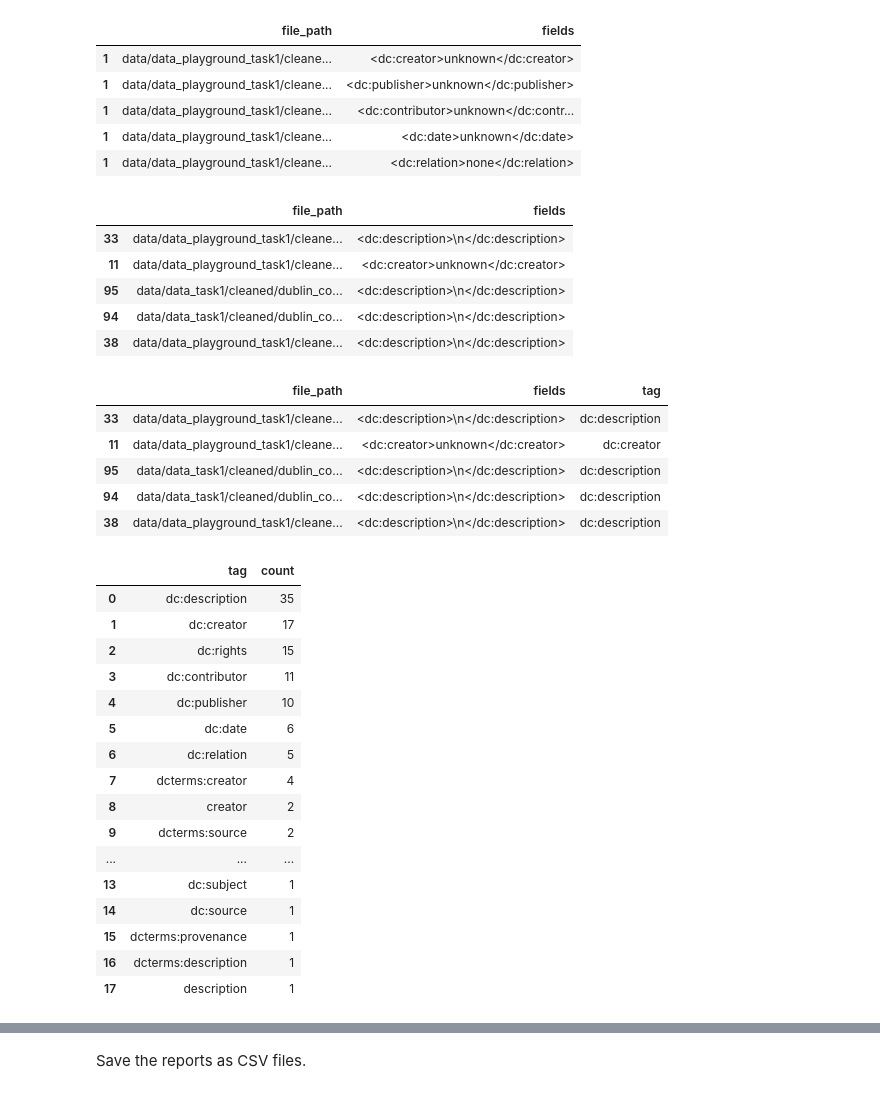
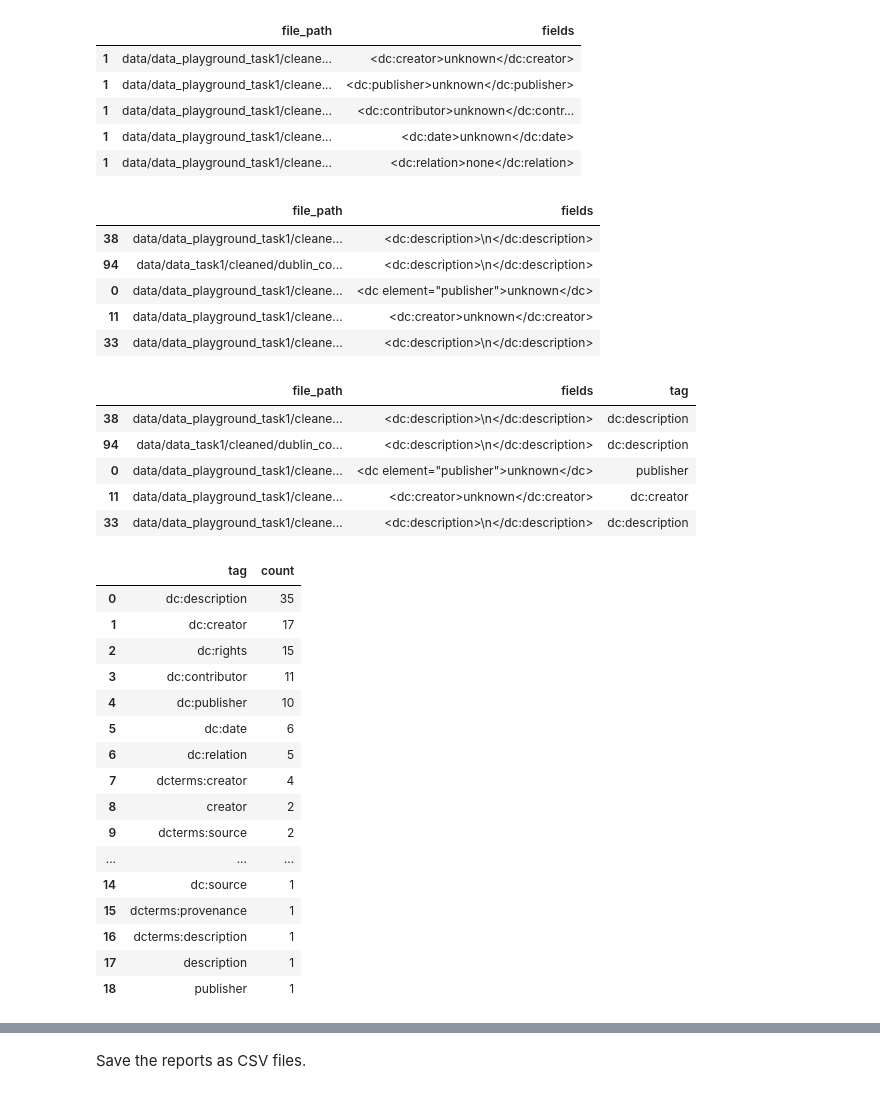
Before and after one commit to thegoose20/lada-eval, a Jupyter notebook: evaluation-completeness.ipynb, the cells around one changed output, grey strips where cells are left out. Drawn from its saved outputs; the diff is of its cells as text; code cells hidden in the pictures.

Commit message:
Added completeness check for name of DC field as attribute of tag (rather than only as tag name)

```diff
--- a/evaluation-completeness.ipynb
+++ b/evaluation-completeness.ipynb
@@ -87,7 +87,7 @@ Total Dublin Core TXT files: 107
 # %% [markdown]
 Check for empty metadata fields.
 # %%
-empty = re.compile("<[a-z:]+>\s*</[a-z:]+>|<[a-z:]+>(unknown|none|na|\"\"|\?)</[a-z:]+>")
+empty = re.compile('<[a-z:]+>\s*</[a-z:]+>|<[a-z:]+>(unknown|none|na|\"\"|\?)</[a-z:]+>|<[a-z:]+ [a-z\="]+>(unknown|none|na|\"\"|\?|\s*)</[a-z]+>')
 # %%
 files_with_empty, empty_fields_per_file, fields_per_file = [], [], []
 for file_path in dublin_file_paths:
@@ -156,23 +156,23 @@ df_empty_exploded = df_empty_exploded.dropna() # Remove files without any empty
 df_empty_exploded.tail()
 # %% [output]
 |  | file_path | fields |
+| 38 | data/data_playground_task1/cleane... | <dc:description>\n</dc:description> |
+| 94 | data/data_task1/cleaned/dublin_co... | <dc:description>\n</dc:description> |
+| 0 | data/data_playground_task1/cleane... | <dc element="publisher">unknown</dc> |
+| 11 | data/data_playground_task1/cleane... | <dc:creator>unknown</dc:creator> |
 | 33 | data/data_playground_task1/cleane... | <dc:description>\n</dc:description> |
-| 11 | data/data_playground_task1/cleane... | <dc:creator>unknown</dc:creator> |
-| 95 | data/data_task1/cleaned/dublin_co... | <dc:description>\n</dc:description> |
-| 94 | data/data_task1/cleaned/dublin_co... | <dc:description>\n</dc:description> |
-| 38 | data/data_playground_task1/cleane... | <dc:description>\n</dc:description> |
 # %%
 fields = (list(df_empty_exploded.fields))
-tags = [re.search("<([a-z:]+)>", field)[0][1:-1] for field in fields]
+tags = [re.search('(?<=<)([a-z:]+)(?=>)|(?<=")[a-z]+(?=")', field)[0] for field in fields]
 df_empty_exploded.insert(len(df_empty_exploded.columns), "tag", tags)
 df_empty_exploded.tail()
 # %% [output]
 |  | file_path | fields | tag |
+| 38 | data/data_playground_task1/cleane... | <dc:description>\n</dc:description> | dc:description |
+| 94 | data/data_task1/cleaned/dublin_co... | <dc:description>\n</dc:description> | dc:description |
+| 0 | data/data_playground_task1/cleane... | <dc element="publisher">unknown</dc> | publisher |
+| 11 | data/data_playground_task1/cleane... | <dc:creator>unknown</dc:creator> | dc:creator |
 | 33 | data/data_playground_task1/cleane... | <dc:description>\n</dc:description> | dc:description |
-| 11 | data/data_playground_task1/cleane... | <dc:creator>unknown</dc:creator> | dc:creator |
-| 95 | data/data_task1/cleaned/dublin_co... | <dc:description>\n</dc:description> | dc:description |
-| 94 | data/data_task1/cleaned/dublin_co... | <dc:description>\n</dc:description> | dc:description |
-| 38 | data/data_playground_task1/cleane... | <dc:description>\n</dc:description> | dc:description |
 # %%
 tag_counts = pd.DataFrame(df_empty_exploded.tag.value_counts()).reset_index()
 tag_counts
@@ -189,11 +189,11 @@ tag_counts
 | 8 | creator | 2 |
 | 9 | dcterms:source | 2 |
 | ... | ... | ... |
-| 13 | dc:subject | 1 |
 | 14 | dc:source | 1 |
 | 15 | dcterms:provenance | 1 |
 | 16 | dcterms:description | 1 |
 | 17 | description | 1 |
+| 18 | publisher | 1 |
 # %%
 tag_values = list(tag_counts.tag)
 tag_cats = []
```
Also changed, not shown: parts of 4 cells of this notebook.
